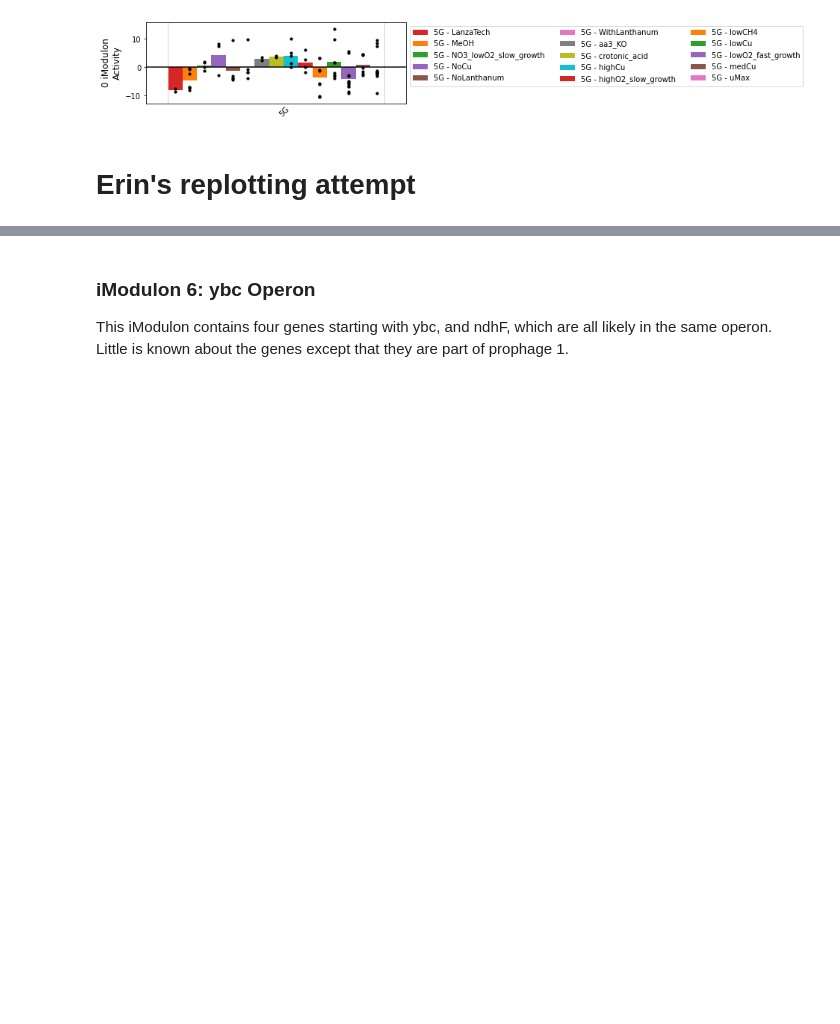
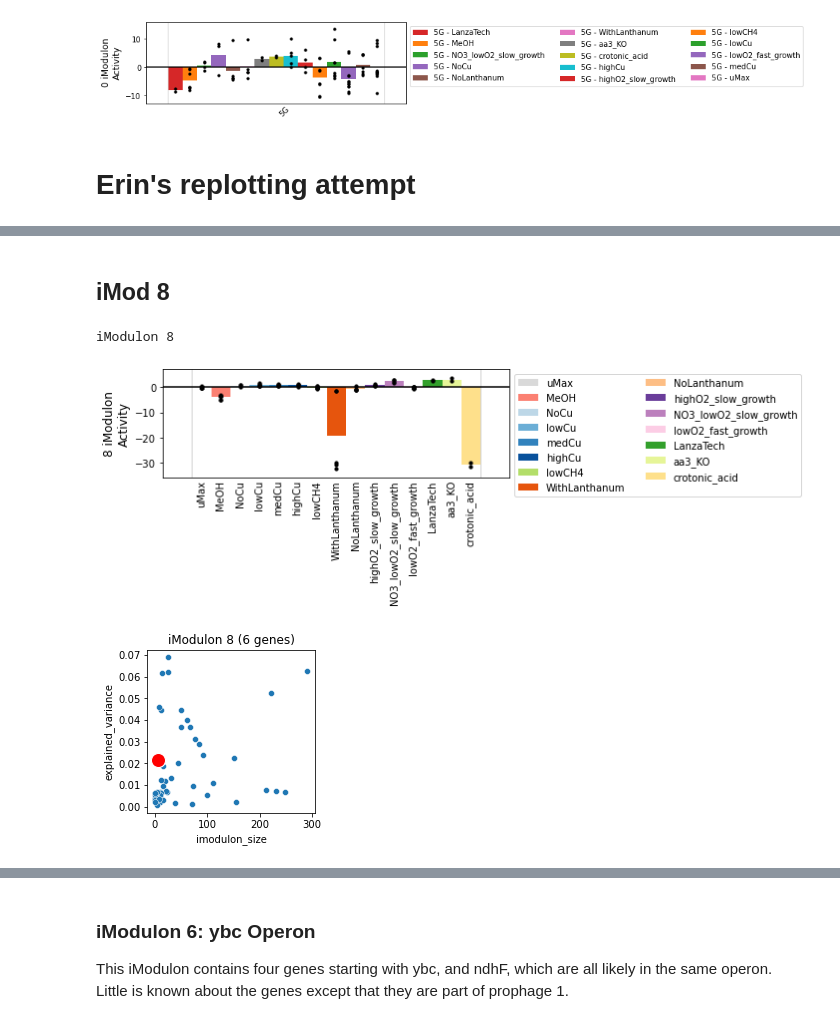
Before and after one commit to erinhwilson/modulome-workflow, a Jupyter notebook: 5_characterize_iModulons/3_manual_iModulon_curation_Erin.ipynb, the cells around one changed output, grey strips where cells are left out. Saved outputs shown, nothing was run; the diff lists cells and outputs as text; code cells hidden in the pictures; blank space fills up the shorter version.

```diff
--- a/5_characterize_iModulons/3_manual_iModulon_curation_Erin.ipynb
+++ b/5_characterize_iModulons/3_manual_iModulon_curation_Erin.ipynb
@@ -449,0 +631,8 @@ ica_data.rename_imodulons({3:'uncharacterized-2'})
+# %% [markdown]
+## iMod 8
+# %%
+imod_info(8)
+# %% [output]
+iModulon 8
+[figure, added]
+[figure, added]
```
Also changed, not shown: parts of 85 cells of this notebook.
